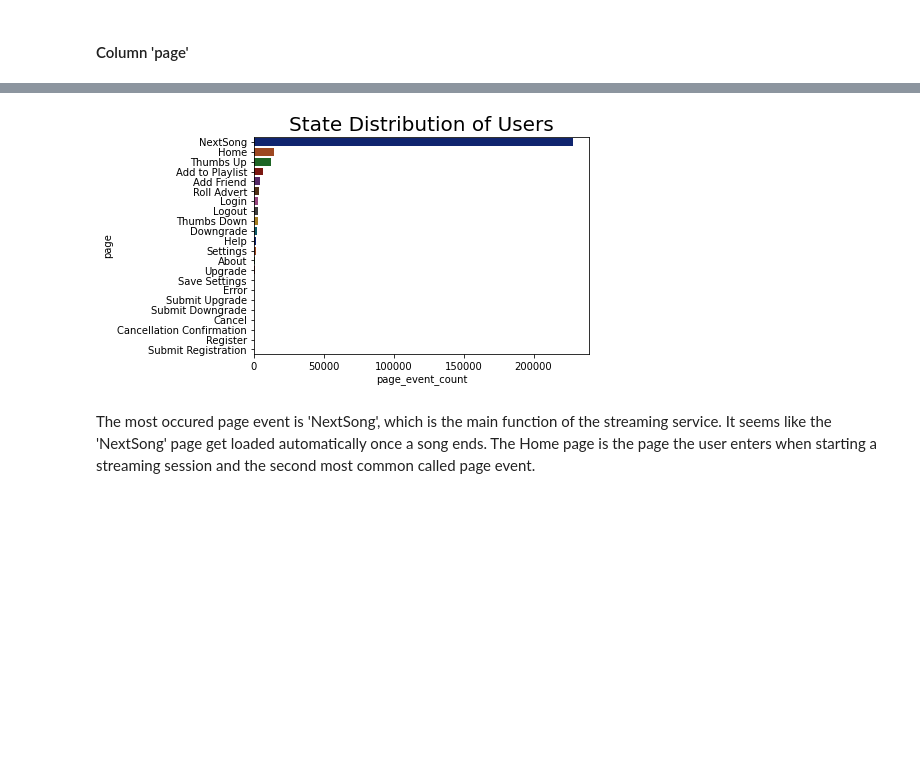
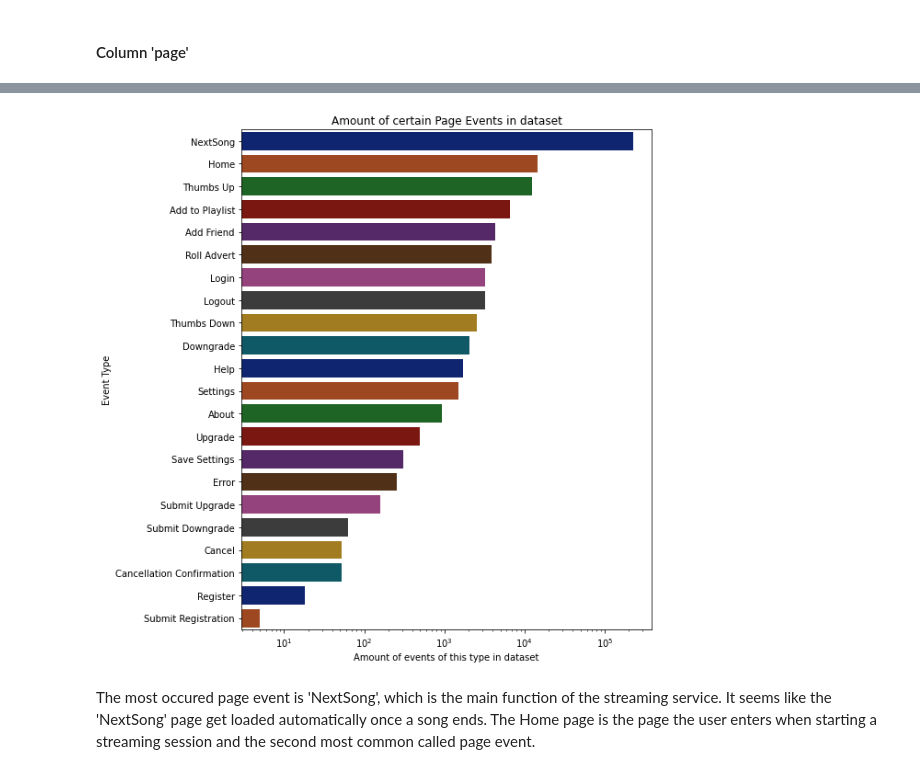
Before and after one commit to LeopoldWalther/SparkChurnDetection, a Jupyter notebook: Sparkify.ipynb, the cells around one changed output, grey strips where cells are left out. Saved outputs shown, nothing was run; the diff lists cells and outputs as text; code cells hidden in the pictures; blank space fills up the shorter version.

```diff
--- a/Sparkify.ipynb
+++ b/Sparkify.ipynb
@@ -362,13 +362,18 @@ page_events.show(n=30)
 # %%
 # convert pyspark df to pandas df
 page_events_pd = page_events.toPandas()
 
 # plot graph for distribution
+plt.figure(figsize=(8,10))
 barplot = sns.barplot(x = 'page_event_count', y = 'page', data=page_events_pd, palette = 'dark')
-plt.title('State Distribution of Users', size=20)
+plt.xscale('log')
+plt.title('Amount of certain Page Events in dataset', size=12)
+plt.xlabel('Amount of events of this type in dataset', size=10)
+plt.ylabel('Event Type', size=10)
+plt.savefig('events_graphic.png')
 plt.show()
 # %% [output]
-[figure, old version]
+[figure, new version]
 # %% [markdown]
 The most occured page event is 'NextSong', which is the main function of the streaming service. It seems like the 'NextSong' page get loaded automatically once a song ends. The Home page is the page the user enters when starting a streaming session and the second most common called page event.
 # %% [markdown]
```
Also changed, not shown: parts of 73 cells of this notebook.
